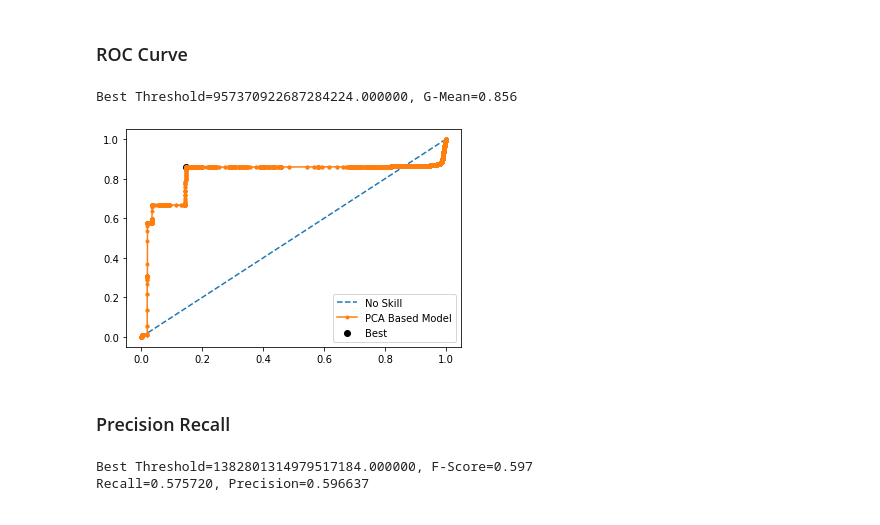
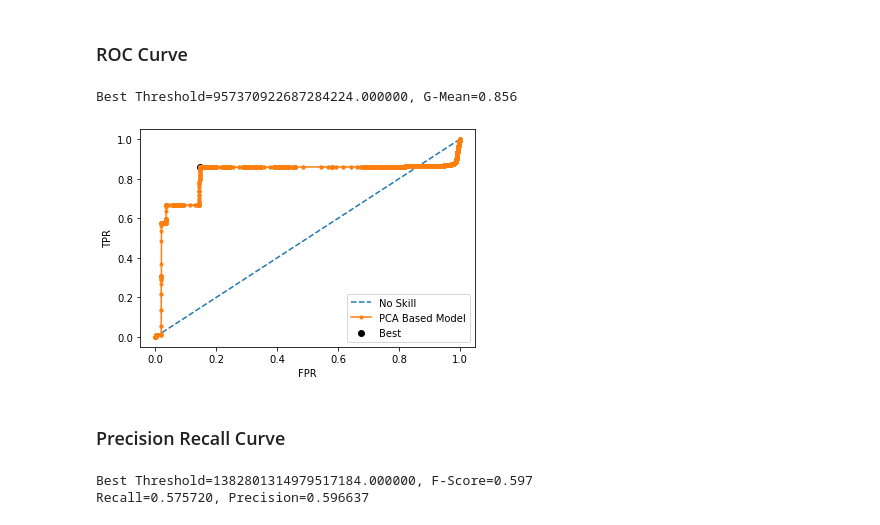
Before and after one commit to arman-aminian/network-anomaly-detection, a Jupyter notebook: Network Anomaly Detection.ipynb, the cells around one changed output. Saved outputs shown, nothing was run; the diff lists cells and outputs as text; code cells hidden in the pictures.

```diff
--- a/Network Anomaly Detection.ipynb
+++ b/Network Anomaly Detection.ipynb
@@ -482,21 +484,24 @@ from matplotlib import pyplot
 # %%
 fpr, tpr, thresholds = roc_curve(get_approximate_labels(train), pca_results.Anomaly_Score)
 
 gmeans = np.sqrt(tpr * (1-fpr))
 ix = np.argmax(gmeans)
 print('Best Threshold=%f, G-Mean=%.3f' % (thresholds[ix], gmeans[ix]))
 
 plt.plot([0,1], [0,1], linestyle='--', label='No Skill')
 plt.plot(fpr, tpr, marker='.', label='PCA Based Model')
 plt.scatter(fpr[ix], tpr[ix], marker='o', color='black', label='Best')
 
+plt.xlabel('FPR')
+plt.ylabel('TPR')
+
 plt.legend()
 plt.show()
 # %% [output]
 Best Threshold=957370922687284224.000000, G-Mean=0.856
-[figure, old version]
+[figure, new version]
 # %% [markdown]
-### Precision Recall
+### Precision Recall Curve
 # %%
 from sklearn.metrics import precision_recall_curve
 
```
Also changed, not shown: parts of 1 cell of this notebook, 1 other file.
